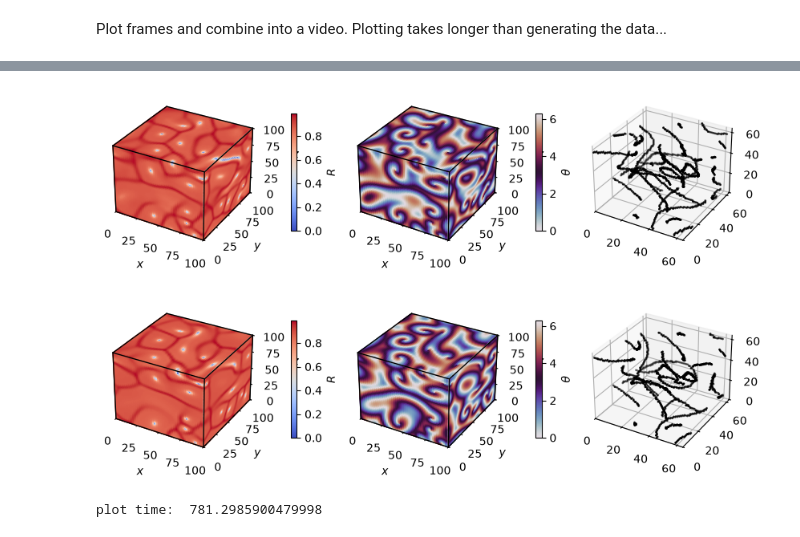
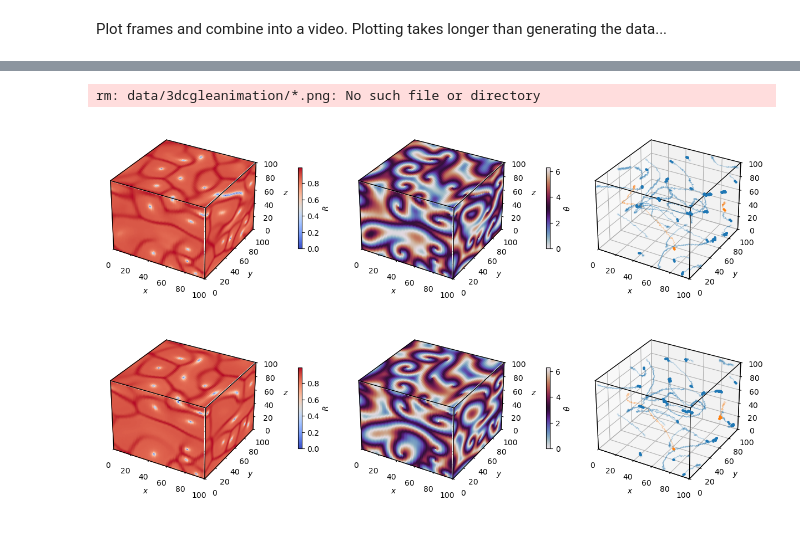
Before and after one commit to znicolaou/rdcu, a Jupyter notebook: cgle.ipynb, the cells around one changed output, grey strips where cells are left out. Drawn from its saved outputs; the diff is of its cells as text; code cells hidden in the pictures.

```diff
--- a/cgle.ipynb
+++ b/cgle.ipynb
@@ -896,9 +769,14 @@ frame= 1000 fps= 44 q=-0.0 Lsize=    8097KiB time=00:00:33.33 bitrate=1990.0kbit
 # %%
 if not os.path.exists(filebase+'animation'):
     os.mkdir(filebase+'animation')
+else:
+    os.system('rm %sanimation/*.png'%(filebase))
 
+
+Ns=np.array(Ns)
 n0=int(200/10)
 nt=1000
+colors=plt.rcParams['axes.prop_cycle'].by_key()['color']
 
 def wloop(th, axis1=0, axis2=1):
     dth1=np.mod(np.roll(th,1,axis=axis1)-th+np.pi,2*np.pi)-np.pi
@@ -907,14 +785,15 @@ def wloop(th, axis1=0, axis2=1):
     dth4=np.mod(th-np.roll(th,1,axis=axis2)+np.pi,2*np.pi)-np.pi
     return np.round((dth1+dth2+dth3+dth4)/(2*np.pi))
 
+
 def makeplot(n,show=False,save=True):
     file=open(filebase+'states.dat','rb')
     file.seek((n0+n)*8*2*Ns[0]*Ns[1]*Ns[2])
     dat=file.read(8*2*Ns[0]*Ns[1]*Ns[2])
-    ys=np.array(struct.unpack('%id'%(2*Ns[0]*Ns[1]*Ns[2]),dat)).reshape([2]+Ns)
+    ys=np.array(struct.unpack('%id'%(2*Ns[0]*Ns[1]*Ns[2]),dat)).reshape([2]+Ns.tolist())
     file.close()
 
-    fig = plt.figure(figsize=(8,3), layout='constrained')
+    fig = plt.figure(figsize=(12,3), layout='constrained')
     ax = fig.add_subplot(1,3,1, projection='3d')
 
     R=(ys[0]**2+ys[1]**2)**0.5
@@ -991,43 +870,86 @@ def makeplot(n,show=False,save=True):
 
     ax.set_xlabel('$x$')
     ax.set_ylabel('$y$')
     ax.set_zlabel('$z$')
 
     cmap = plt.get_cmap('twilight')
     norm = Normalize(vmin=0, vmax=Rmax)
     fig.colorbar(ScalarMappable(norm=norm, cmap=cmap),ax=ax,location='right',label=r'$\theta$', shrink=0.5, pad=0.2)
 
     ax = fig.add_subplot(1,3,3, projection='3d')
-    R=np.atan2(ys[1],ys[0])+np.pi
-    lines01=coo_array(wloop(R, axis1=0, axis2=1))
-    lines12=coo_array(wloop(R, axis1=1, axis2=2))
-    lines20=coo_array(wloop(R, axis1=2, axis2=0))
-    ax.scatter(*lines01.coords,s=1,c='black')
-    ax.scatter(*lines12.coords,s=1,c='black')
-    ax.scatter(*lines20.coords,s=1,c='black')
-    ax.set_xlim([0,Ns[0]])
-    ax.set_ylim([0,Ns[1]])
-    ax.set_zlim([0,Ns[2]])
+
+    th=np.atan2(ys[1],ys[0])+np.pi
+    lines01=np.array(coo_array(wloop(th, axis1=0, axis2=1)).coords)
+    lines12=np.array(coo_array(wloop(th, axis1=1, axis2=2)).coords)
+    lines20=np.array(coo_array(wloop(th, axis1=2, axis2=0)).coords)
+
+    lines=np.concatenate([lines01,lines12,lines20],axis=1)
+    raveled=np.apply_along_axis(lambda row: np.ravel_multi_index(row,Ns), axis=0, arr=lines)
+    arr=np.array(np.unravel_index(np.unique(raveled),shape=Ns))
+
+    diffs=(arr[:,:,np.newaxis]-arr[:,np.newaxis,:])
+    for axis in range(3):
+        diffs[axis]=np.mod(diffs[axis]+Ns[axis]//2,Ns[axis])-Ns[axis]//2
+
+    adj=np.linalg.norm(diffs,ord=np.inf,axis=0).astype(int)
+    adj=np.where(adj<=1,adj,0)
+    G=nx.from_numpy_array(adj)
+    components=[component for component in nx.connected_components(G)]
+
+    for i,component in enumerate(components):
+        starts,ends=np.where(adj[list(component)]>0)
+        starts=np.array(list(component))[starts]
+        for j in range(len(starts)):
+            l=np.linalg.norm(arr[:,starts[j]]-arr[:,ends[j]],ord=np.inf)
+            if l<3:
+                line=np.array([arr[:,starts[j]]*Ls/(Ns-1),arr[:,ends[j]]*Ls/(Ns-1)])
+                plt.plot(*line.T,lw=1, alpha=0.1, marker=None,c=colors[i%len(colors)])
+                if line[0][0]==0 or line[0][1]==Ls[1] or line[0][2]==0:
+                    ax.scatter(*line[0],s=5,c=colors[i%len(colors)],alpha=0.05)
+                if line[0][0]==Ls[0] or line[0][1]==0 or line[0][2]==Ls[2]:
+                    ax.scatter(*line[0],s=5,c=colors[i%len(colors)],alpha=1.0)
+                if line[1][0]==0 or line[1][1]==Ls[1] or line[1][2]==0:
+                    ax.scatter(*line[0],s=5,c=colors[i%len(colors)],alpha=0.05)
+                if line[1][0]==Ls[0] or line[1][1]==0 or line[1][2]==Ls[2]:
+                    ax.scatter(*line[0],s=5,c=colors[i%len(colors)],alpha=1.0)
+
+    ax.plot([Ls[0],Ls[0]],[0,0],[0,Ls[2]], lw=1, c='black', alpha=1, zorder=10)
+    ax.plot([0,Ls[0]],[0,0],[Ls[2],Ls[2]], lw=1, c='black', alpha=1, zorder=10)
+    ax.plot([Ls[0],Ls[0]],[0,Ls[1]],[Ls[2],Ls[2]], lw=1, c='black', alpha=1, zorder=10)
+    ax.plot([0,Ls[0]],[0,0],[0,0], lw=1, c='black', alpha=1, zorder=10)
+    ax.plot([Ls[0],Ls[0]],[0,Ls[1]],[0,0], lw=1, c='black', alpha=1, zorder=10)
+    ax.plot([0,0],[0,0],[0,Ls[2]], lw=1, c='black', alpha=1, zorder=10)
+    ax.plot([Ls[0],Ls[0]],[Ls[1],Ls[1]],[0,Ls[2]], lw=1, c='black', alpha=1, zorder=10)
+    ax.plot([0,Ls[0]],[Ls[1],Ls[1]],[Ls[2],Ls[2]], lw=1, c='black', alpha=1, zorder=10)
+    ax.plot([0,0],[0,Ls[1]],[Ls[2],Ls[2]], lw=1, c='black', alpha=1, zorder=10)
+
+    ax.set_xlim(0,Ls[0])
+    ax.set_ylim(0,Ls[1])
+    ax.set_zlim(0,Ls[1])
+
+    ax.set_xlabel('$x$')
+    ax.set_ylabel('$y$')
+    ax.set_zlabel('$z$')
 
     if save:
         plt.savefig(filebase+'animation/%04d.png'%(n))
     if show:
         plt.show()
     plt.close(fig)
 
 makeplot(0,show=True,save=False)
 makeplot(nt,show=True,save=False)
 
 start=timeit.default_timer()
 pool=Pool(8,maxtasksperchild=1)
 pool.map(makeplot, range(nt))
 pool.close()
 stop=timeit.default_timer()
 print("plot time: ", stop-start)
 
 os.system('ffmpeg -y -r 30 -i %sanimation/'%(filebase)+'%04d.png'+ ' -c:v h264 -vf "pad=ceil(iw/2)*2:ceil(ih/2)*2,format=yuv420p" %sanimation.mp4'%(filebase))
 display(Video('%sanimation.mp4'%(filebase)))
 # %% [output]
+rm: data/3dcgleanimation/*.png: No such file or directory
-[figure, old version]
+[figure, new version]
-[figure, old version]
+[figure, new version]
-plot time:  781.2985900479998
```
Also changed, not shown: parts of 3 cells of this notebook, 2 other files.
